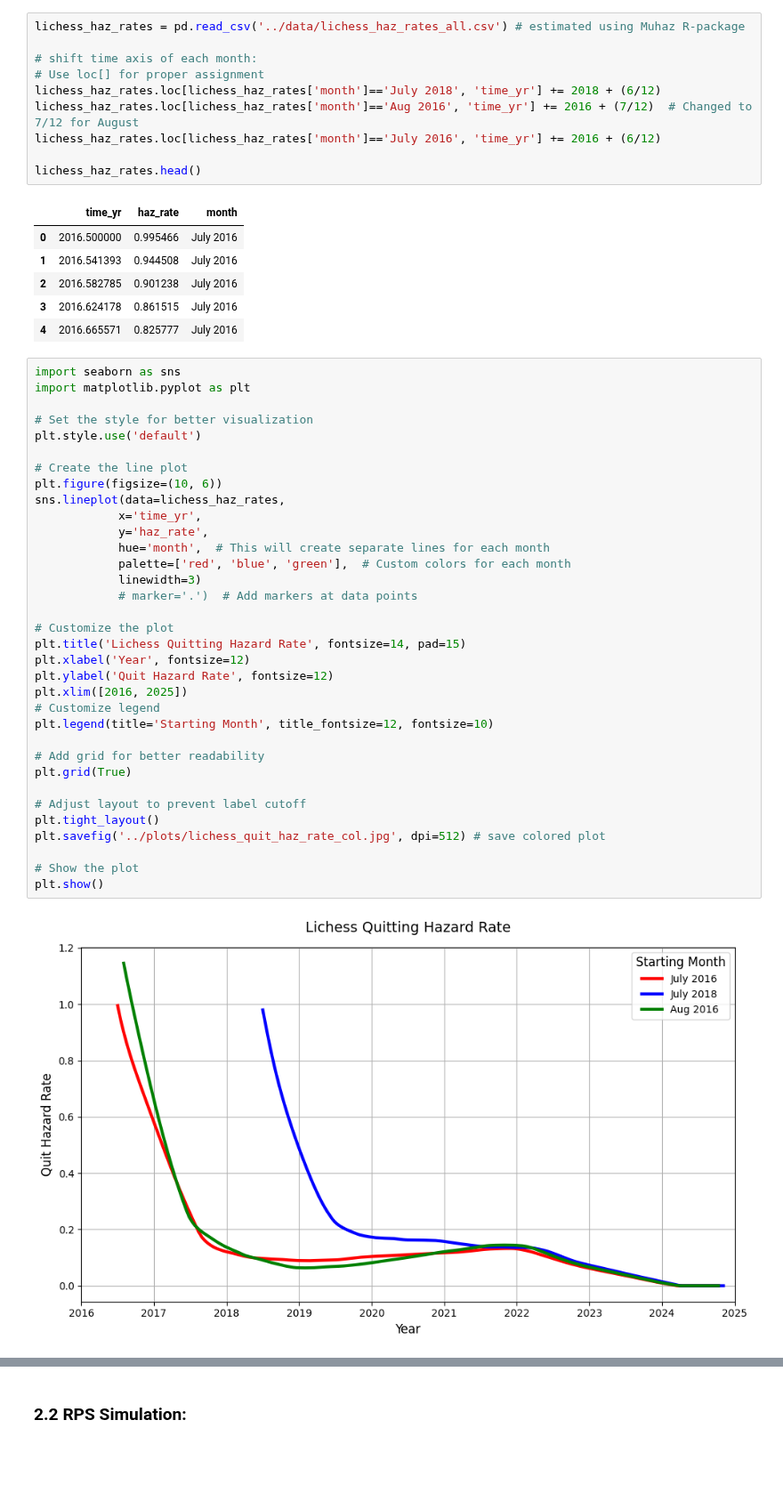
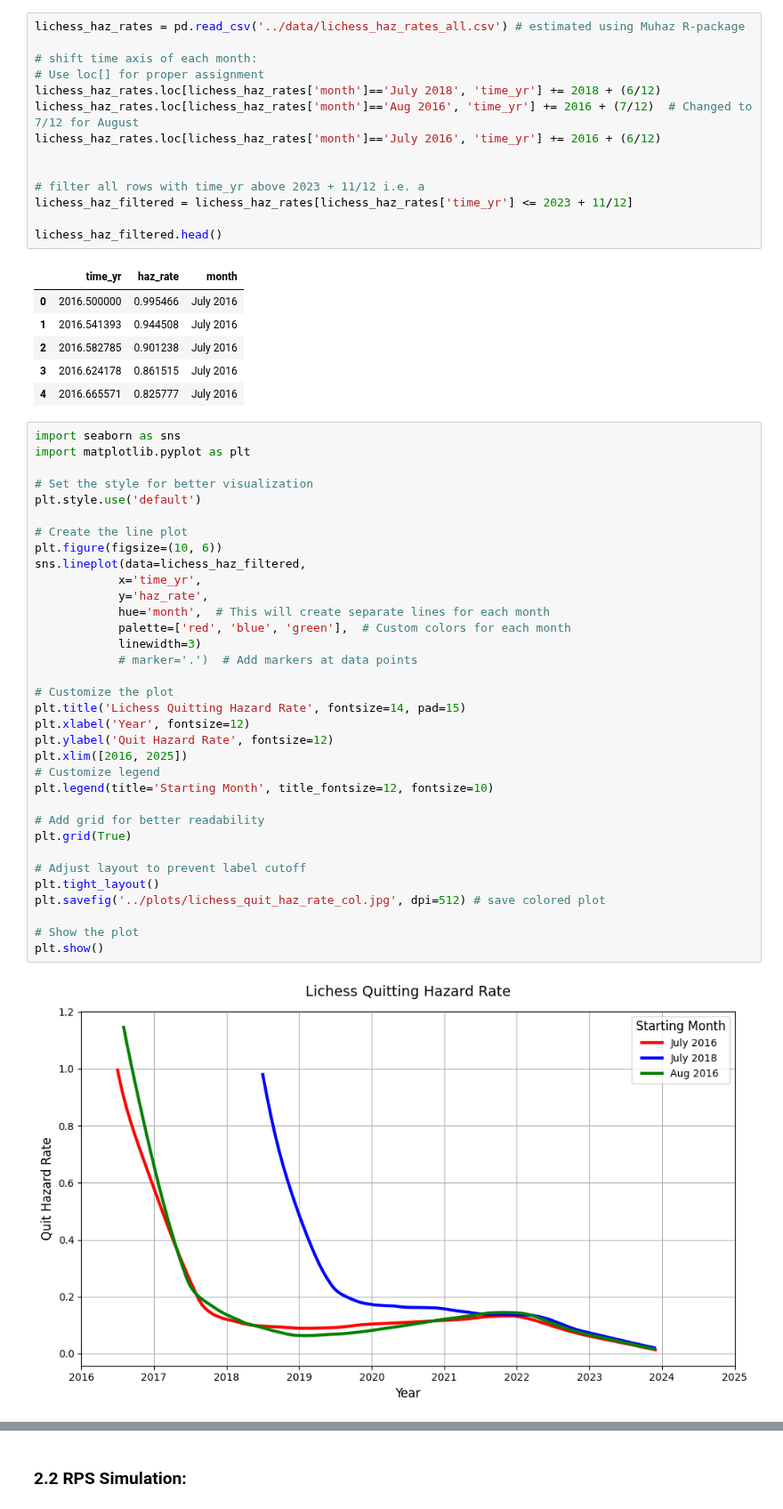
Before and after one commit to plaskar/rps_model, a Jupyter notebook: notebooks/Quit times.ipynb, the cells around one changed output, grey strips where cells are left out. Shown at 89% size. Saved outputs shown, nothing was run; the diff lists cells and outputs as text; blank space fills up the shorter version.

```diff
--- a/notebooks/Quit times.ipynb
+++ b/notebooks/Quit times.ipynb
@@ -236,7 +251,11 @@ lichess_haz_rates.loc[lichess_haz_rates['month']=='July 2018', 'time_yr'] += 201
 lichess_haz_rates.loc[lichess_haz_rates['month']=='Aug 2016', 'time_yr'] += 2016 + (7/12)  # Changed to 7/12 for August
 lichess_haz_rates.loc[lichess_haz_rates['month']=='July 2016', 'time_yr'] += 2016 + (6/12)
 
-lichess_haz_rates.head()
+
+# filter all rows with time_yr above 2023 + 11/12 i.e. a
+lichess_haz_filtered = lichess_haz_rates[lichess_haz_rates['time_yr'] <= 2023 + 11/12]
+
+lichess_haz_filtered.head()
 # %% [output]
 |  | time_yr | haz_rate | month |
 | 0 | 2016.500000 | 0.995466 | July 2016 |
@@ -251,35 +270,35 @@ import matplotlib.pyplot as plt
 # Set the style for better visualization
 plt.style.use('default')
 
 # Create the line plot
 plt.figure(figsize=(10, 6))
-sns.lineplot(data=lichess_haz_rates,
+sns.lineplot(data=lichess_haz_filtered,
             x='time_yr',
             y='haz_rate',
             hue='month',  # This will create separate lines for each month
             palette=['red', 'blue', 'green'],  # Custom colors for each month
             linewidth=3)
             # marker='.')  # Add markers at data points
 
 # Customize the plot
 plt.title('Lichess Quitting Hazard Rate', fontsize=14, pad=15)
 plt.xlabel('Year', fontsize=12)
 plt.ylabel('Quit Hazard Rate', fontsize=12)
 plt.xlim([2016, 2025])
 # Customize legend
 plt.legend(title='Starting Month', title_fontsize=12, fontsize=10)
 
 # Add grid for better readability
 plt.grid(True)
 
 # Adjust layout to prevent label cutoff
 plt.tight_layout()
 plt.savefig('../plots/lichess_quit_haz_rate_col.jpg', dpi=512) # save colored plot
 
 # Show the plot
 plt.show()
 # %% [output]
-[figure, old version]
+[figure, new version]
 # %%
 # Set style to white background
 plt.style.use('default')
```
Also changed, not shown: parts of 9 cells of this notebook, 13 other files.
